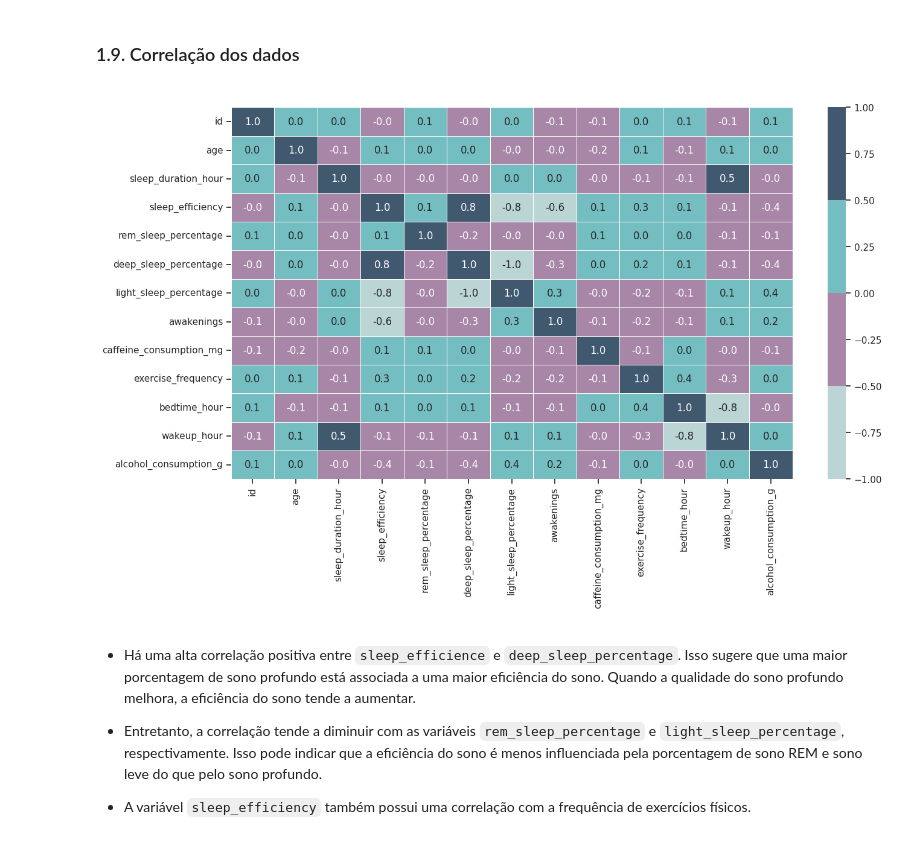
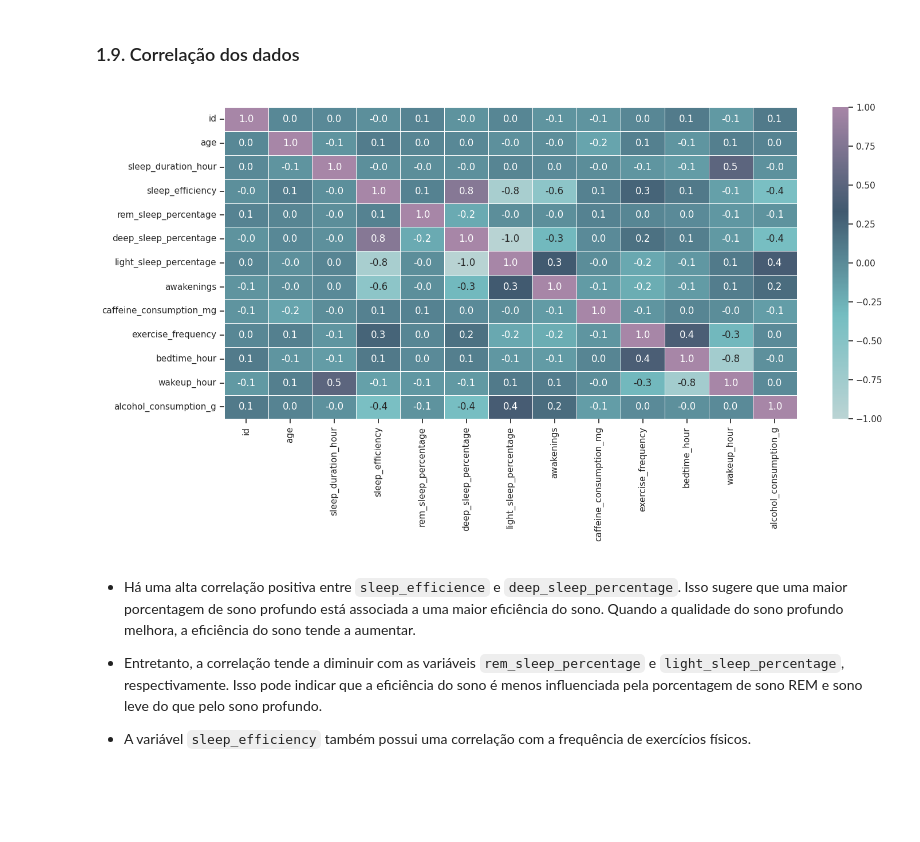
Before and after one commit to atlantico-academy/equipe1-2024.2, a Jupyter notebook: notebooks/01-exploratory_data_analysis.ipynb, the cells around one changed output. Drawn from its saved outputs; the diff is of its cells as text; code cells hidden in the pictures; blank space fills up the shorter version.

```diff
--- a/notebooks/01-exploratory_data_analysis.ipynb
+++ b/notebooks/01-exploratory_data_analysis.ipynb
@@ -102,7 +103,7 @@ import seaborn as sns
 import warnings
 # %%
 #Definindo a paleta de cores
-colors = ["#BBD4D4","#A786A7","#74BDC1","#40596F"]
+colors = ["#BBD4D4","#74BDC1","#40596F", "#A786A7"]
 sns.set_theme(style="ticks")
 sns.set_palette(sns.color_palette(colors))
 # %%
@@ -652,23 +672,25 @@ plt.show()
 <div id='correlacao_dados'><h3>1.9. Correlação dos dados</h3></div>
 # %%
 #Correlação entre as variáveis do conjunto de dados
-custom_cmap = sns.color_palette(colors, as_cmap=True)
+# custom_cmap = sns.color_palette(colors, as_cmap=True)
+custom_cmap = LinearSegmentedColormap.from_list("custom_cmap", colors)
 
 with warnings.catch_warnings():
     warnings.simplefilter("ignore")
     fig, ax = plt.subplots(figsize = (15, 8))
     sns.heatmap(data = df.corr(),
                 annot = True,
                 fmt = '.1f',
                 linewidth = .5,
                 vmax = 1,
                 vmin = -1,
                 cmap = custom_cmap
                )
 
+plt.tight_layout()
 plt.show()
 # %% [output]
-[figure, old version]
+[figure, new version]
 # %% [markdown]
 * Há uma alta correlação positiva entre `sleep_efficience` e `deep_sleep_percentage`. Isso sugere que uma maior porcentagem de sono profundo está associada a uma maior eficiência do sono. Quando a qualidade do sono profundo melhora, a eficiência do sono tende a aumentar.
 
```
Also changed, not shown: parts of 32 cells of this notebook.
